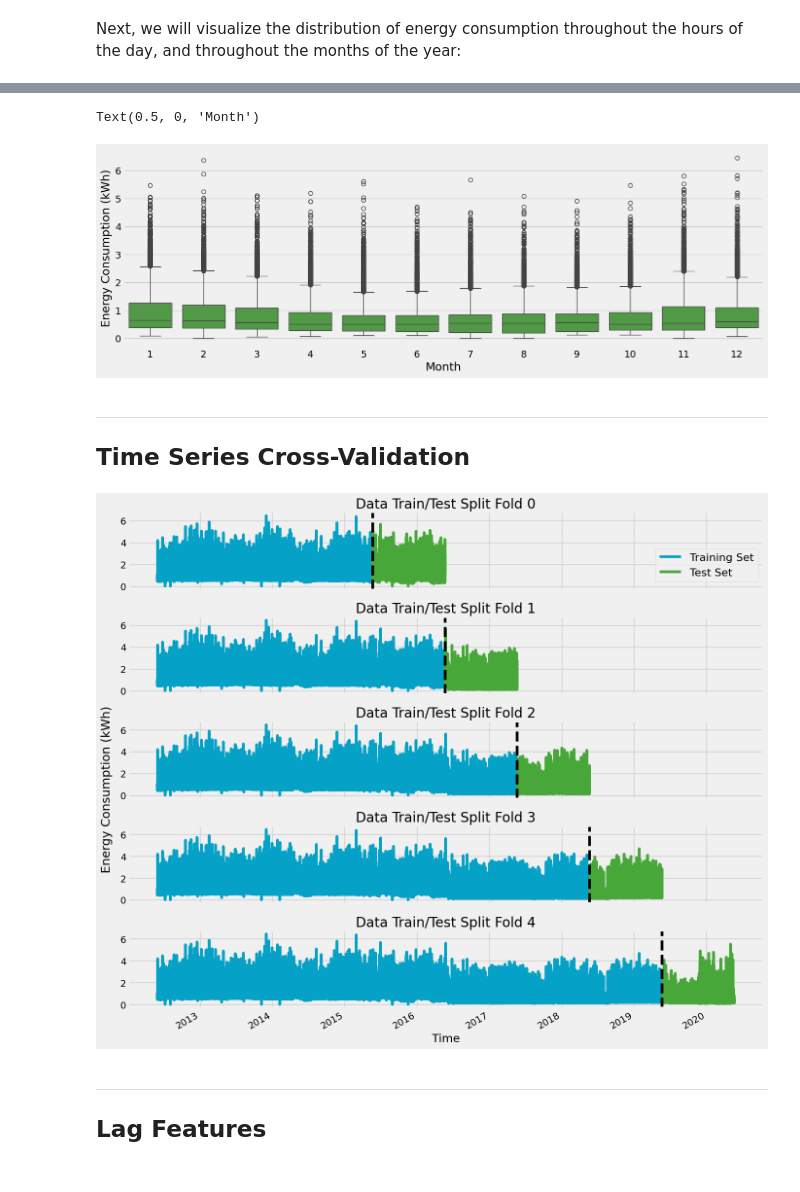
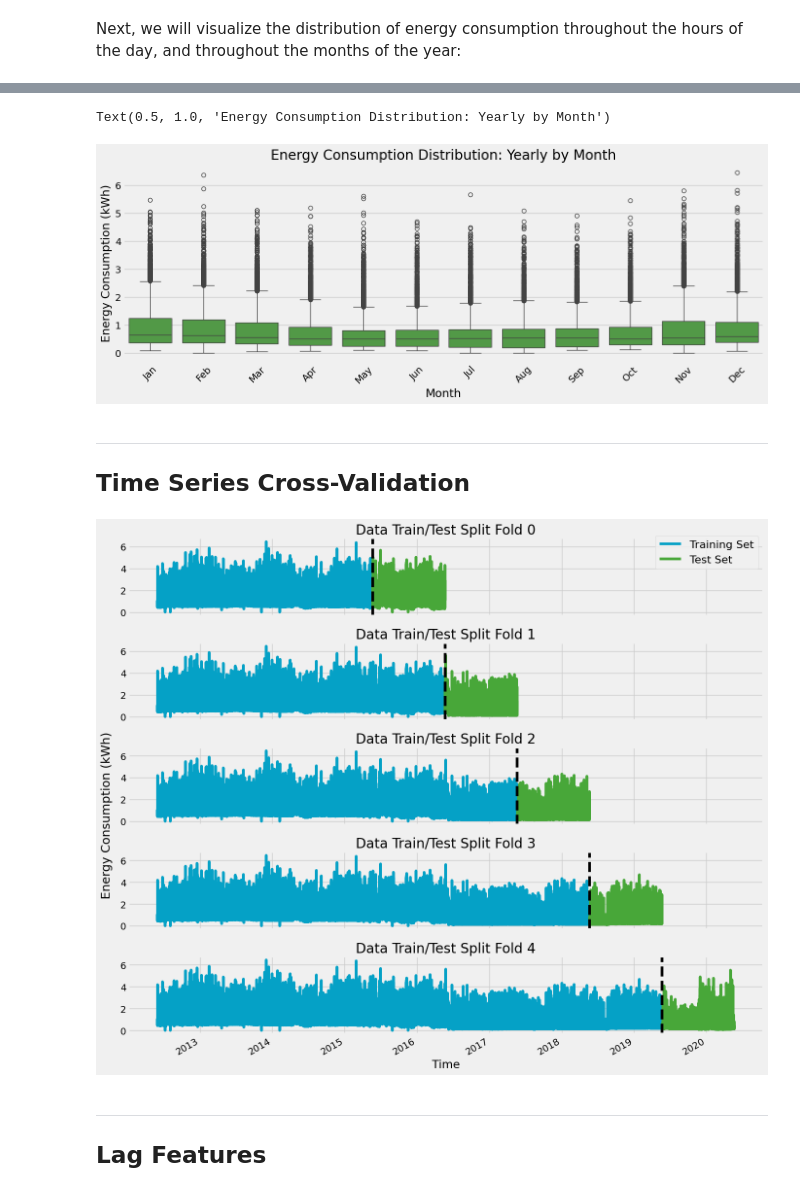
Before and after one commit to njanes/bchydro-forecast, a Jupyter notebook: bchydro-forecast.ipynb, the cells around one changed output, grey strips where cells are left out. Cells and saved outputs as stored; diff of their text form; code cells hidden in the pictures.

```diff
--- a/bchydro-forecast.ipynb
+++ b/bchydro-forecast.ipynb
@@ -179,11 +179,28 @@ Text(0.5, 0, 'Hour of Day')
 # %%
+months = [
+    "Jan",
+    "Feb",
+    "Mar",
+    "Apr",
+    "May",
+    "Jun",
+    "Jul",
+    "Aug",
+    "Sep",
+    "Oct",
+    "Nov",
+    "Dec",
+]
 fig, ax = plt.subplots(figsize=(15, 5))
+
 sns.boxplot(data=df, x="month", y="energy_kWh", color="#48a739")
+ax.set_xticks(range(0, 12), labels=months, rotation=45)
 plt.ylabel("Energy Consumption (kWh)")
 plt.xlabel("Month")
+plt.title("Energy Consumption Distribution: Yearly by Month")
 # %% [output]
-Text(0.5, 0, 'Month')
+Text(0.5, 1.0, 'Energy Consumption Distribution: Yearly by Month')
-[figure, old version]
+[figure, new version]
 # %% [markdown]
 ---
 ## Time Series Cross-Validation
@@ -201,13 +218,14 @@ for train_idx, val_idx in tss.split(df):
         ax=axs[fold],
         label="Training Set",
         title=f"Data Train/Test Split Fold {fold}",
+        fontsize = 14,
         color="#05a1c6",
     )
     test["energy_kWh"].plot(ax=axs[fold], label="Test Set", color="#48a739")
     axs[fold].axvline(test.index.min(), color="black", ls="--")
     fold += 1
 
-plt.legend(loc=(0.83, 5.5), fontsize=16)
+plt.legend(loc=(0.83, 6), fontsize=16)
 plt.xlabel("Time")
 fig.text(
     0.05,
@@ -222,7 +240,7 @@ plt.subplots_adjust(
     left=None, bottom=None, right=None, top=None, wspace=None, hspace=0.35
 )
 # %% [output]
-[figure, old version]
+[figure, new version]
 # %% [markdown]
 ---
 ## Lag Features
```
Also changed, not shown: parts of 3 cells of this notebook, 5 other files.
